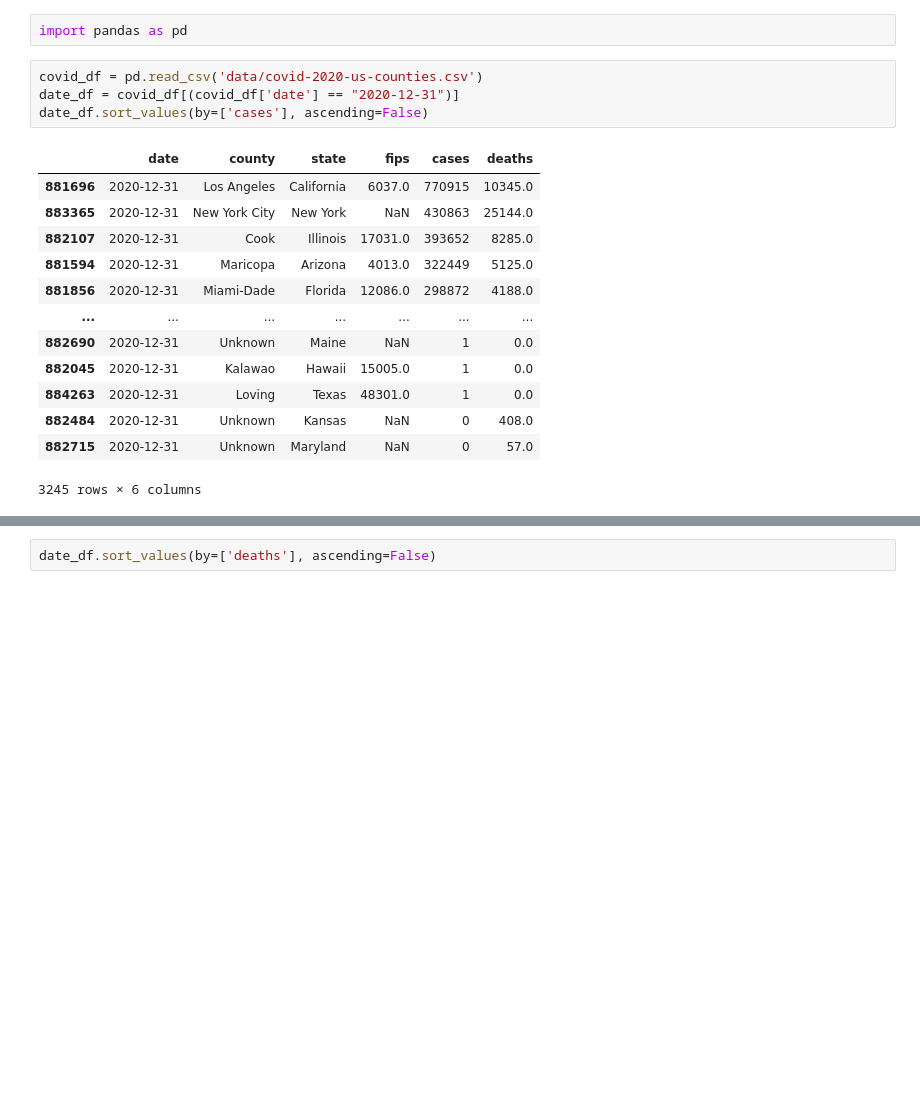
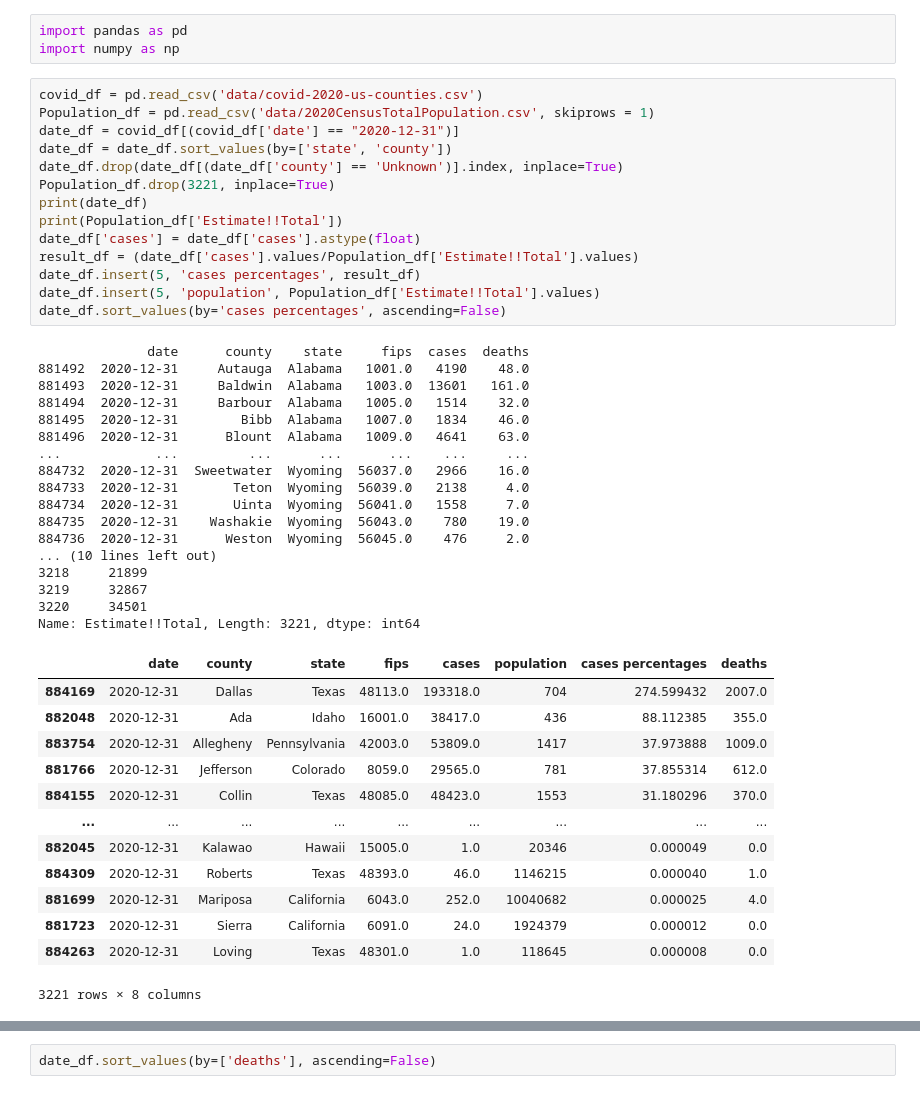
Before and after one commit to jonnyliu2014/Covid-Correlations, a Jupyter notebook: explore.ipynb, the cells around one changed output, grey strips where cells are left out. Cells and saved outputs as stored; diff of their text form; blank space fills up the shorter version.

```diff
--- a/explore.ipynb
+++ b/explore.ipynb
@@ -1,20 +1,48 @@
 # %%
 import pandas as pd
+import numpy as np
 # %%
 covid_df = pd.read_csv('data/covid-2020-us-counties.csv')
+Population_df = pd.read_csv('data/2020CensusTotalPopulation.csv', skiprows = 1)
 date_df = covid_df[(covid_df['date'] == "2020-12-31")]
-date_df.sort_values(by=['cases'], ascending=False)
+date_df = date_df.sort_values(by=['state', 'county'])
+date_df.drop(date_df[(date_df['county'] == 'Unknown')].index, inplace=True)
+Population_df.drop(3221, inplace=True)
+print(date_df)
+print(Population_df['Estimate!!Total'])
+date_df['cases'] = date_df['cases'].astype(float)
+result_df = (date_df['cases'].values/Population_df['Estimate!!Total'].values)
+date_df.insert(5, 'cases percentages', result_df)
+date_df.insert(5, 'population', Population_df['Estimate!!Total'].values)
+date_df.sort_values(by='cases percentages', ascending=False)
 # %% [output]
+              date      county    state     fips  cases  deaths
+881492  2020-12-31     Autauga  Alabama   1001.0   4190    48.0
+881493  2020-12-31     Baldwin  Alabama   1003.0  13601   161.0
+881494  2020-12-31     Barbour  Alabama   1005.0   1514    32.0
+881495  2020-12-31        Bibb  Alabama   1007.0   1834    46.0
+881496  2020-12-31      Blount  Alabama   1009.0   4641    63.0
+...            ...         ...      ...      ...    ...     ...
+884732  2020-12-31  Sweetwater  Wyoming  56037.0   2966    16.0
+884733  2020-12-31       Teton  Wyoming  56039.0   2138     4.0
+884734  2020-12-31       Uinta  Wyoming  56041.0   1558     7.0
+884735  2020-12-31    Washakie  Wyoming  56043.0    780    19.0
+884736  2020-12-31      Weston  Wyoming  56045.0    476     2.0
+... (10 lines left out)
+3218     21899
+3219     32867
+3220     34501
+Name: Estimate!!Total, Length: 3221, dtype: int64
-|  | date | county | state | fips | cases | deaths |
-| 881696 | 2020-12-31 | Los Angeles | California | 6037.0 | 770915 | 10345.0 |
-| 883365 | 2020-12-31 | New York City | New York | NaN | 430863 | 25144.0 |
-| 882107 | 2020-12-31 | Cook | Illinois | 17031.0 | 393652 | 8285.0 |
-| 881594 | 2020-12-31 | Maricopa | Arizona | 4013.0 | 322449 | 5125.0 |
-| 881856 | 2020-12-31 | Miami-Dade | Florida | 12086.0 | 298872 | 4188.0 |
-| ... | ... | ... | ... | ... | ... | ... |
-| 882690 | 2020-12-31 | Unknown | Maine | NaN | 1 | 0.0 |
-| 882045 | 2020-12-31 | Kalawao | Hawaii | 15005.0 | 1 | 0.0 |
-| 884263 | 2020-12-31 | Loving | Texas | 48301.0 | 1 | 0.0 |
-| 882484 | 2020-12-31 | Unknown | Kansas | NaN | 0 | 408.0 |
-| 882715 | 2020-12-31 | Unknown | Maryland | NaN | 0 | 57.0 |
+|  | date | county | state | fips | cases | population | cases percentages | deaths |
+| 884169 | 2020-12-31 | Dallas | Texas | 48113.0 | 193318.0 | 704 | 274.599432 | 2007.0 |
+| 882048 | 2020-12-31 | Ada | Idaho | 16001.0 | 38417.0 | 436 | 88.112385 | 355.0 |
+| 883754 | 2020-12-31 | Allegheny | Pennsylvania | 42003.0 | 53809.0 | 1417 | 37.973888 | 1009.0 |
+| 881766 | 2020-12-31 | Jefferson | Colorado | 8059.0 | 29565.0 | 781 | 37.855314 | 612.0 |
+| 884155 | 2020-12-31 | Collin | Texas | 48085.0 | 48423.0 | 1553 | 31.180296 | 370.0 |
+| ... | ... | ... | ... | ... | ... | ... | ... | ... |
+| 882045 | 2020-12-31 | Kalawao | Hawaii | 15005.0 | 1.0 | 20346 | 0.000049 | 0.0 |
+| 884309 | 2020-12-31 | Roberts | Texas | 48393.0 | 46.0 | 1146215 | 0.000040 | 1.0 |
+| 881699 | 2020-12-31 | Mariposa | California | 6043.0 | 252.0 | 10040682 | 0.000025 | 4.0 |
+| 881723 | 2020-12-31 | Sierra | California | 6091.0 | 24.0 | 1924379 | 0.000012 | 0.0 |
+| 884263 | 2020-12-31 | Loving | Texas | 48301.0 | 1.0 | 118645 | 0.000008 | 0.0 |
-3245 rows × 6 columns
+3221 rows × 8 columns
```
Also changed, not shown: parts of 12 cells of this notebook, 1 other file.
